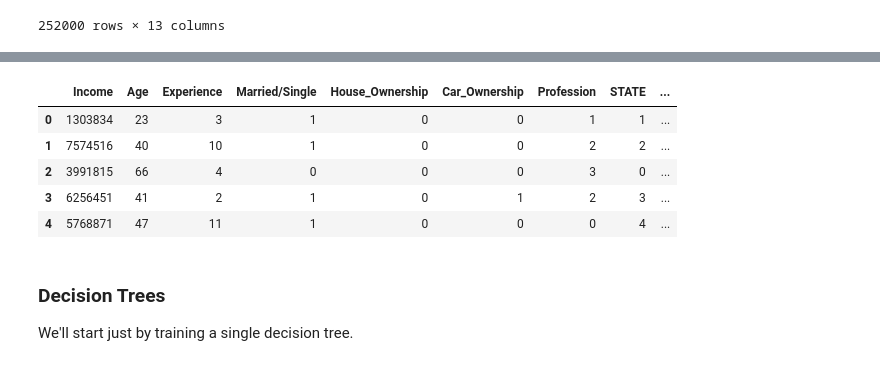
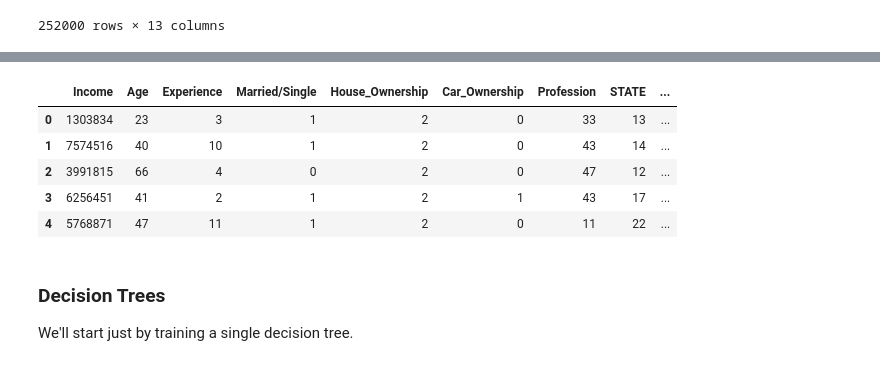
Before and after one commit to fyisa2/ATechSpace, a Jupyter notebook: Final_Assessment.ipynb, the cells around one changed output, grey strips where cells are left out. Saved outputs shown, nothing was run; the diff lists cells and outputs as text; code cells hidden in the pictures.

```diff
--- a/Final_Assessment.ipynb
+++ b/Final_Assessment.ipynb
@@ -268,5 +268,7 @@ df
 252000 rows × 13 columns
 # %%
 '''Drop the following columns: Id, CITY'''
-df=df.drop(columns=['Id','CITY']).head()
-df
+#df=df.drop(columns=['Id','CITY']).head()
+#df=df.drop(['Id'],axis=1)
+#df
+df=df.drop(columns=['Id','CITY']).head(252000)
@@ -291,24 +286,24 @@ Sta_LE = LabelEncoder()
 # %%
 '''Using the fit_transform method, fit and transform your categorical columns'''
 
 #df.apply(LabelEncoder().fit_transform)
 #x = ['single', 'married']
 #y = Mar_LE.fit_transform(x)
 #print(y)
 df['Married/Single'] = Mar_LE.fit_transform(df['Married/Single'])
 df['House_Ownership'] = Hou_LE.fit_transform(df['House_Ownership'])
 df['Car_Ownership'] = Car_LE.fit_transform(df['Car_Ownership'])
 df['Profession'] = Pro_LE.fit_transform(df['Profession'])
-df['STATE'] = Sta_LE.fit_transform(df['STATE'])
+df.STATE = Sta_LE.fit_transform(df.STATE)
 
 df.head()
 # %% [output]
 |  | Income | Age | Experience | Married/Single | House_Ownership | Car_Ownership | Profession | STATE | ... |
-| 0 | 1303834 | 23 | 3 | 1 | 0 | 0 | 1 | 1 | ... |
-| 1 | 7574516 | 40 | 10 | 1 | 0 | 0 | 2 | 2 | ... |
-| 2 | 3991815 | 66 | 4 | 0 | 0 | 0 | 3 | 0 | ... |
-| 3 | 6256451 | 41 | 2 | 1 | 0 | 1 | 2 | 3 | ... |
-| 4 | 5768871 | 47 | 11 | 1 | 0 | 0 | 0 | 4 | ... |
+| 0 | 1303834 | 23 | 3 | 1 | 2 | 0 | 33 | 13 | ... |
+| 1 | 7574516 | 40 | 10 | 1 | 2 | 0 | 43 | 14 | ... |
+| 2 | 3991815 | 66 | 4 | 0 | 2 | 0 | 47 | 12 | ... |
+| 3 | 6256451 | 41 | 2 | 1 | 2 | 1 | 43 | 17 | ... |
+| 4 | 5768871 | 47 | 11 | 1 | 2 | 0 | 11 | 22 | ... |
 # %%
 X = df.drop('Risk_Flag',axis=1)
 y = df['Risk_Flag']
```
Also changed, not shown: parts of 2 cells of this notebook.
